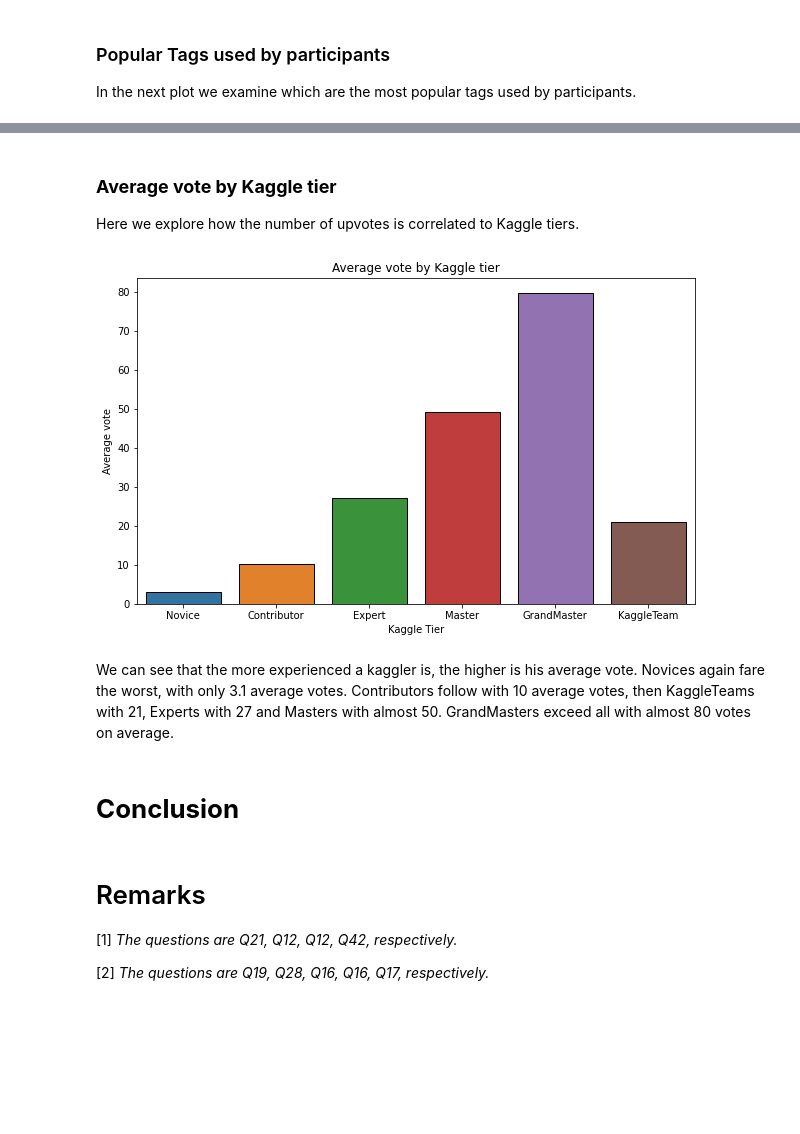
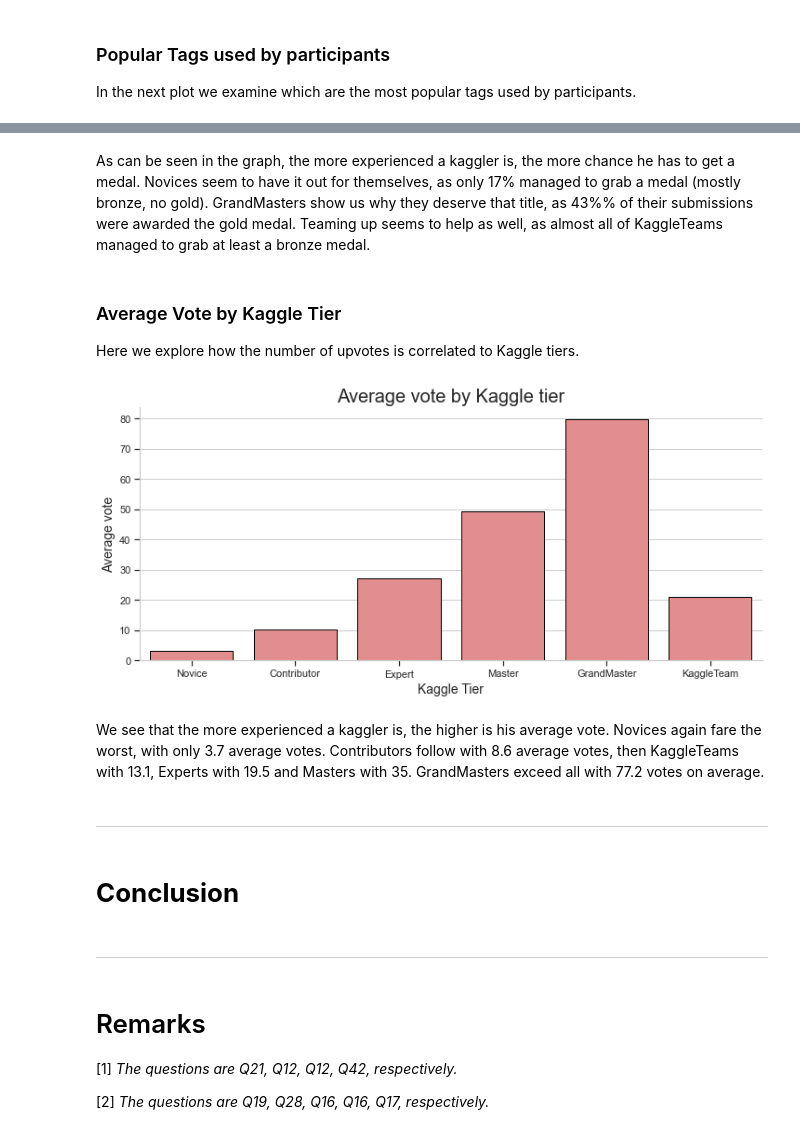
Before and after one commit to moratsam/kaggle-survey-2022, a Jupyter notebook: Kaggle_Survey_2022.ipynb, the cells around one changed output, grey strips where cells are left out. Drawn from its saved outputs; the diff is of its cells as text; code cells hidden in the pictures; blank space fills up the shorter version.

```diff
--- a/Kaggle_Survey_2022.ipynb
+++ b/Kaggle_Survey_2022.ipynb
@@ -234,0 +183,3 @@ plt.show()
+# %%
+#cleaned_kernels_df = pd.read_csv(r'C:\Users\Klemen\Documents\Data Science\Kaggle\Survey2022\cleaned_kernels.csv')
+cleaned_kernels_df = pd.read_csv('kaggle-survey-historical-meta/cleaned_kernels.csv')
@@ -237,7 +339,7 @@ plt.show()
 In the next plot we examine which are the most popular tags used by participants.
 # %%
 tags_arr = []
-for index, row in df.iterrows():
+for index, row in cleaned_kernels_df.iterrows():
         tags_arr.append(row['tags'])
 
 tags = ' '.join(tags_arr).translate(str.maketrans('', '', string.punctuation)).split()
@@ -246,13 +348,20 @@ tags_count = Counter(tags)
 tags_df = pd.DataFrame(tags_count.items(), columns = ['Tag', 'Tag Count'])
 tags_df = tags_df.sort_values(by=['Tag Count'], ascending = False).head(25)
 
+custom_params = {"axes.spines.right": False, "axes.spines.top": False}
+sns.set_theme(style="whitegrid", rc=custom_params)
 plt.figure(figsize=(14,6))
+
 tags_plot = sns.barplot(data=tags_df,
                         x='Tag',
                         y='Tag Count',
-                        edgecolor='black')
-plt.xticks(rotation=90)
-tags_plot.set(title='Popular Tags used by participants')
+                        edgecolor='black',
+                       color='lightskyblue')
+plt.xticks(rotation=30)
+plt.title('Popular Tags used by participants',fontsize=20)
+plt.xlabel('Tag', fontsize=14);
+plt.ylabel('Tag Count', fontsize=14)
+plt.tick_params(bottom=True, left=True)
 
 plt.show()
 # %% [output]
@@ -269,13 +380,14 @@ There are a few parameters with which one can measure the success of a notebook.
 # %%
-success_df = df[["medal","comments","views",'votes']]
+success_df = cleaned_kernels_df[["medal","comments","views",'votes']]
 success_df = success_df.replace(np.nan, 'NO MEDAL')
 
+sns.set_theme(style="ticks")
 success_plot = sns.PairGrid(data=success_df,
                             hue = 'medal',
                             palette= ['#C0C0C0', '#967444', 'black', 'gold'])
 success_plot.map(plt.scatter)
-success_plot.add_legend(loc='upper right', title='Medals')
-success_plot.fig.set_size_inches(11,9)
+success_plot.add_legend(loc='upper right', title='Medals', label_order=['NO MEDAL', 'BRONZE', 'SILVER', 'GOLD'])
+success_plot.fig.set_size_inches(12,8)
 
 plt.show()
 # %% [output]
@@ -320,32 +441,41 @@ KeyError: 'Contributor'
+# %% [markdown]
+As can be seen in the graph, the more experienced a kaggler is, the more chance he has to get a medal. Novices seem to have it out for themselves, as only 17% managed to grab a medal (mostly bronze, no gold). GrandMasters show us why they deserve that title, as 43%% of their submissions were awarded the gold medal. Teaming up seems to help as well, as almost all of KaggleTeams managed to grab at least a bronze medal.
 # %% [markdown]
-### **Average vote by Kaggle tier**
+### Average Vote by Kaggle Tier
 Here we explore how the number of upvotes is correlated to Kaggle tiers.
 # %%
-tiers_votes_df = df[['tier','votes']]
+tiers_votes_df = without_null_df[['tier','votes']]
 
 tiers_votes_mean_df = tiers_votes_df.groupby('tier').agg('mean')
 
 tiers_votes_mean_df.reset_index(inplace=True)
 
-mapp = {0:"Novice", 1 : "Contributor", 2 : "Expert", 3 : "Master", 4 : "GrandMaster", 5 : "KaggleTeam"}
-tiers_votes_mean_df['tier'] = tiers_votes_mean_df["tier"].apply(lambda x : mapp[x])
+custom_params = {"axes.spines.right": False, "axes.spines.top": False}
+sns.set_theme(style="whitegrid", rc=custom_params)
+plt.figure(figsize=(14,6))
 
-plt.figure(figsize=(10,6))
 tiers_votes_plot = sns.barplot(data=tiers_votes_mean_df,
                                x='tier',
                                y='votes',
-                               edgecolor='black')
-tiers_votes_plot.set(xlabel ="Kaggle Tier",
-                     ylabel = "Average vote",
-                     title ='Average vote by Kaggle tier')
+                               order=['Novice', 'Contributor', 'Expert', 'Master', 'GrandMaster', 'KaggleTeam'],
+                               edgecolor='black',
+                               color='lightcoral')
+plt.title('Average Vote by Kaggle tier',fontsize=20)
+plt.xlabel('Kaggle Tier', fontsize=14);
+plt.ylabel('Average Vote', fontsize=14)
+plt.tick_params(bottom=True, left=True)
 
 plt.show()
 # %% [output]
-[figure, old version]
+[figure, new version]
 # %% [markdown]
-We can see that the more experienced a kaggler is, the higher is his average vote. Novices again fare the worst, with only 3.1 average votes. Contributors follow with 10 average votes, then KaggleTeams with 21, Experts with 27 and Masters with almost 50. GrandMasters exceed all with almost 80 votes on average.
+We see that the more experienced a kaggler is, the higher is his average vote. Novices again fare the worst, with only 3.7 average votes. Contributors follow with 8.6 average votes, then KaggleTeams with 13.1, Experts with 19.5 and Masters with 35. GrandMasters exceed all with 77.2 votes on average.
+# %% [markdown]
+---
 # %% [markdown]
 # **Conclusion**
+# %% [markdown]
+---
 # %% [markdown]
 # Remarks
 [1] *The questions are Q21, Q12, Q12, Q42, respectively.*
```
Also changed, not shown: parts of 76 cells of this notebook, 3 other files.
